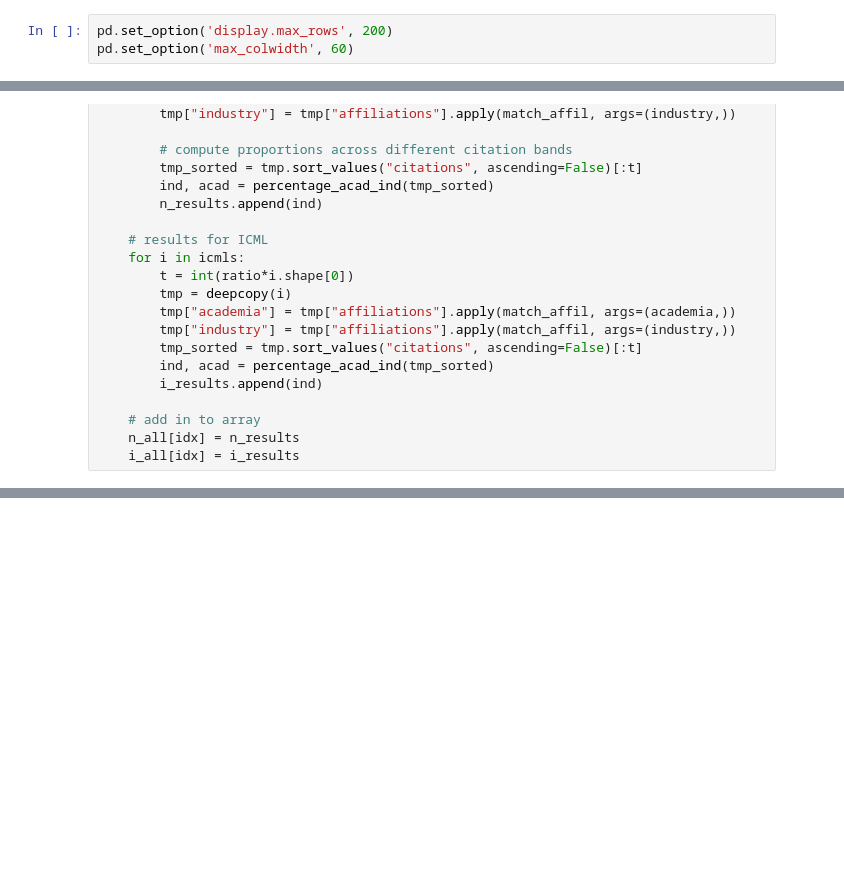
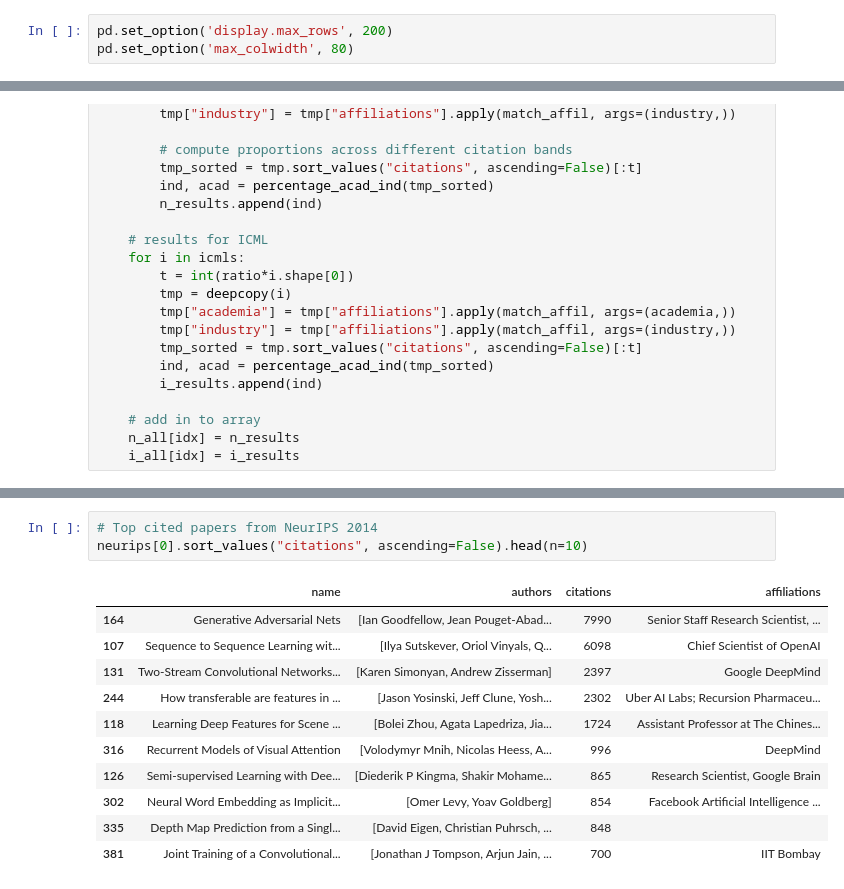
Before and after one commit to maithraraghu/MLcites, a Jupyter notebook: Paper_Statistics_Analysis.ipynb, the cells around one changed output, grey strips where cells are left out. Drawn from its saved outputs; the diff is of its cells as text; blank space fills up the shorter version.

```diff
--- a/Paper_Statistics_Analysis.ipynb
+++ b/Paper_Statistics_Analysis.ipynb
@@ -12,6 +14,6 @@ from matplotlib import cm
 # %%
 pd.set_option('display.max_rows', 200)
-pd.set_option('max_colwidth', 60)
+pd.set_option('max_colwidth', 80)
 # %% [markdown]
 ### Load the Data
 # %%
@@ -273,0 +408,15 @@ plt.savefig("ICML_academia_industry.png")
+# %%
+# Top cited papers from NeurIPS 2014
+neurips[0].sort_values("citations", ascending=False).head(n=10)
+# %% [output]
+|  | name | authors | citations | affiliations |
+| 164 | Generative Adversarial Nets | [Ian Goodfellow, Jean Pouget-Abad... | 7990 | Senior Staff Research Scientist, ... |
+| 107 | Sequence to Sequence Learning wit... | [Ilya Sutskever, Oriol Vinyals, Q... | 6098 | Chief Scientist of OpenAI |
+| 131 | Two-Stream Convolutional Networks... | [Karen Simonyan, Andrew Zisserman] | 2397 | Google DeepMind |
+| 244 | How transferable are features in ... | [Jason Yosinski, Jeff Clune, Yosh... | 2302 | Uber AI Labs; Recursion Pharmaceu... |
+| 118 | Learning Deep Features for Scene ... | [Bolei Zhou, Agata Lapedriza, Jia... | 1724 | Assistant Professor at The Chines... |
+| 316 | Recurrent Models of Visual Attention | [Volodymyr Mnih, Nicolas Heess, A... | 996 | DeepMind |
+| 126 | Semi-supervised Learning with Dee... | [Diederik P Kingma, Shakir Mohame... | 865 | Research Scientist, Google Brain |
+| 302 | Neural Word Embedding as Implicit... | [Omer Levy, Yoav Goldberg] | 854 | Facebook Artificial Intelligence ... |
+| 335 | Depth Map Prediction from a Singl... | [David Eigen, Christian Puhrsch, ... | 848 |  |
+| 381 | Joint Training of a Convolutional... | [Jonathan J Tompson, Arjun Jain, ... | 700 | IIT Bombay |
```
Also changed, not shown: parts of 19 cells of this notebook, 4 other files.
